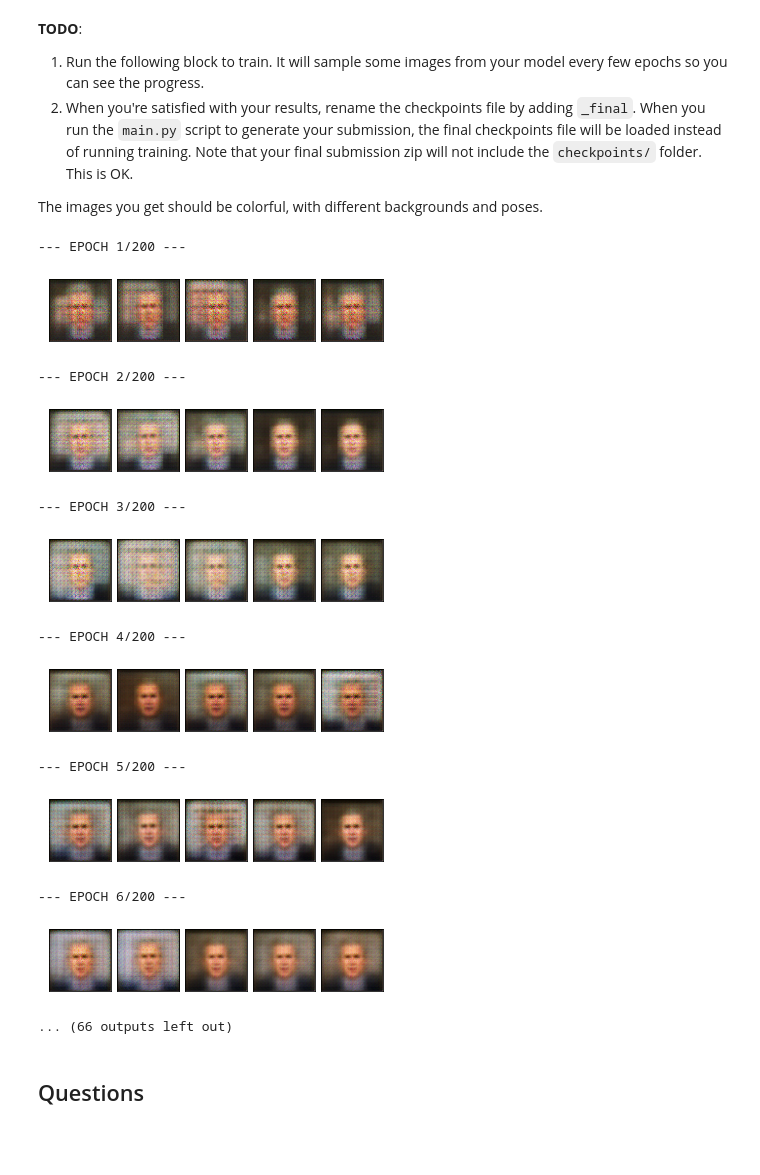
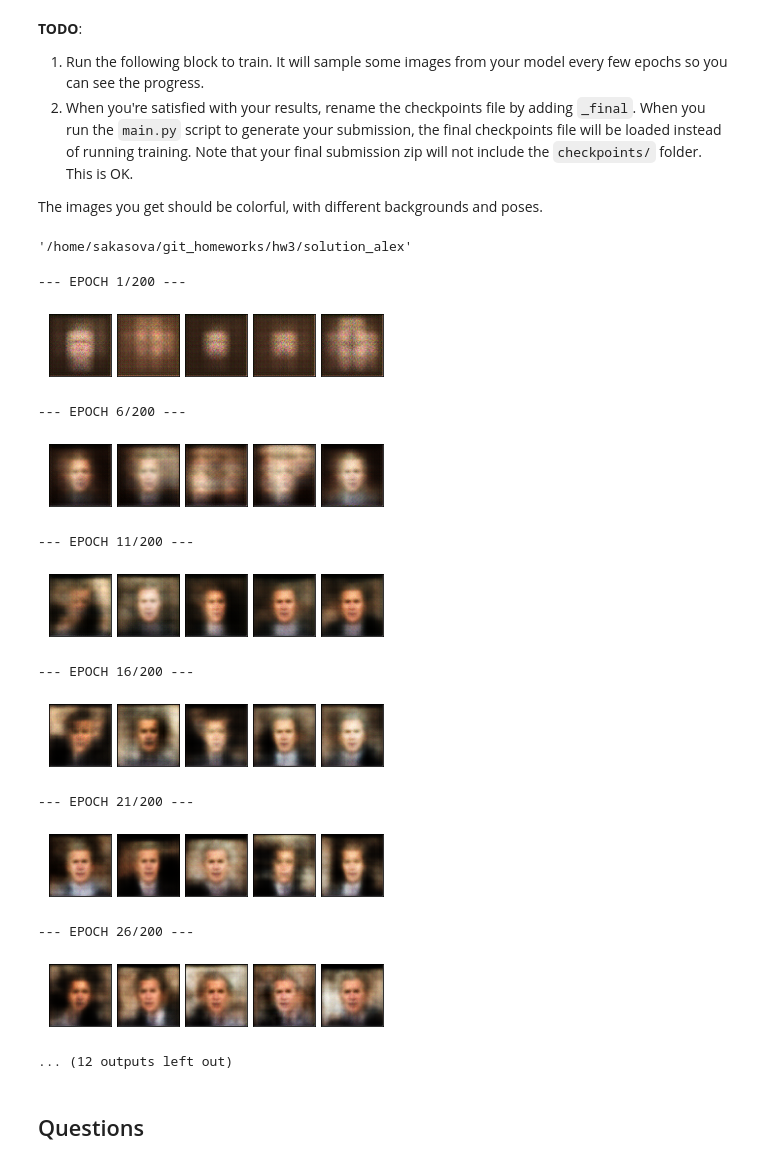
Before and after one commit to aka-sova/236781_DL_on_accelerators, a Jupyter notebook: hw3/solution_alex/Part2_VAE.ipynb, the cells around one changed output. Drawn from its saved outputs; the diff is of its cells as text; code cells hidden in the pictures.

```diff
--- a/hw3/solution_alex/Part2_VAE.ipynb
+++ b/hw3/solution_alex/Part2_VAE.ipynb
@@ -509,45 +509,50 @@ VAE(
 2. When you're satisfied with your results, rename the checkpoints file by adding `_final`. When you run the `main.py` script to generate your submission, the final checkpoints file will be loaded instead of running training. Note that your final submission zip will not include the `checkpoints/` folder. This is OK.
 
 The images you get should be colorful, with different backgrounds and poses.
+# %%
+import os
+os.getcwd()
+# %% [output]
+'/home/sakasova/git_homeworks/hw3/solution_alex'
 # %%
 import IPython.display
 
 def post_epoch_fn(epoch, train_result, test_result, verbose):
     # Plot some samples if this is a verbose epoch
     if verbose:
         samples = vae.sample(n=5)
         fig, _ = plot.tensors_as_images(samples, figsize=(6,2))
         IPython.display.display(fig)
         plt.close(fig)
 
 if os.path.isfile(f'{checkpoint_file_final}.pt'):
     print(f'*** Loading final checkpoint file {checkpoint_file_final} instead of training')
     checkpoint_file = checkpoint_file_final
 else:
     res = trainer.fit(dl_train, dl_test,
-                      num_epochs=200, early_stopping=20, print_every=1,
+                      num_epochs=200, early_stopping=20, print_every=5,
                       checkpoints=checkpoint_file,
                       post_epoch_fn=post_epoch_fn)
 
 # Plot images from best model
 saved_state = torch.load(f'{checkpoint_file}.pt', map_location=device)
 vae_dp.load_state_dict(saved_state['model_state'])
 print('*** Images Generated from best model:')
 fig, _ = plot.tensors_as_images(vae_dp.module.sample(n=15), nrows=3, figsize=(6,6))
 # %% [output]
 --- EPOCH 1/200 ---
-[figure, old version]
+[figure, new version]
---- EPOCH 2/200 ---
+--- EPOCH 6/200 ---
-[figure, old version]
+[figure, new version]
---- EPOCH 3/200 ---
+--- EPOCH 11/200 ---
-[figure, old version]
+[figure, new version]
---- EPOCH 4/200 ---
+--- EPOCH 16/200 ---
-[figure, old version]
+[figure, new version]
---- EPOCH 5/200 ---
+--- EPOCH 21/200 ---
-[figure, old version]
+[figure, new version]
---- EPOCH 6/200 ---
+--- EPOCH 26/200 ---
-[figure, old version]
+[figure, new version]
-... (66 outputs left out)
+... (12 outputs left out)
 # %% [markdown]
 ## Questions
 <a id=part2_7></a>
```
Also changed, not shown: parts of 7 cells of this notebook, 4 other files.
